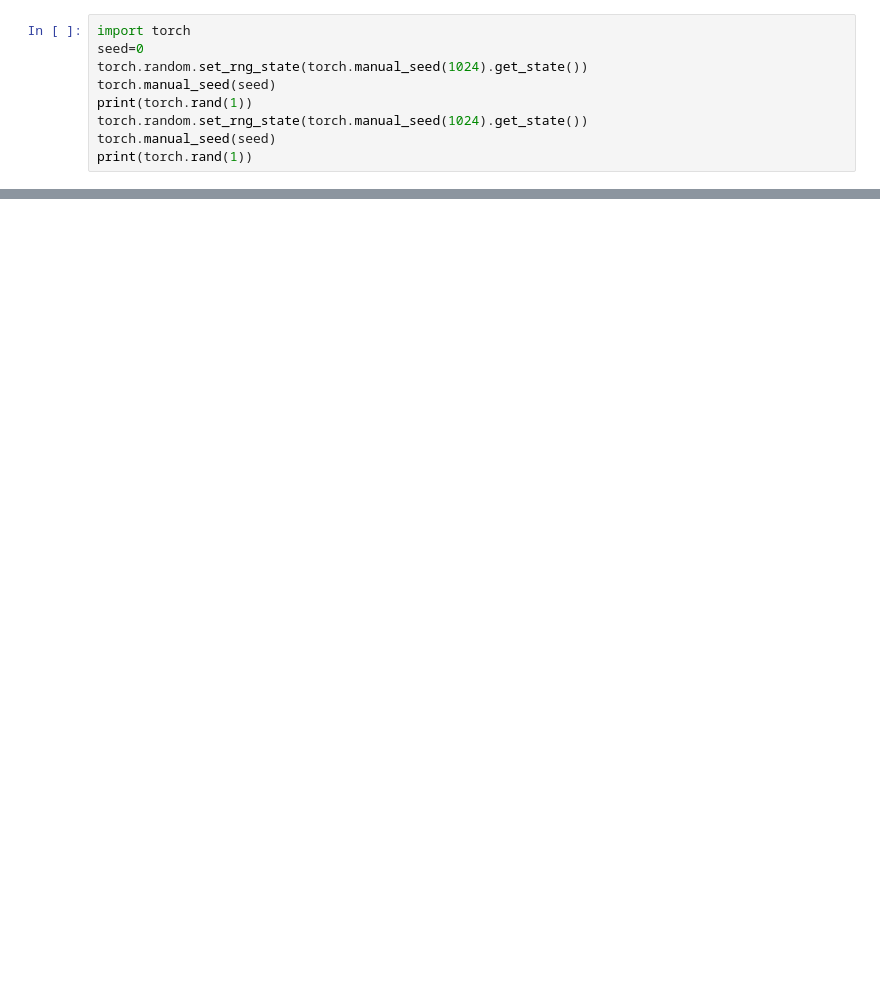
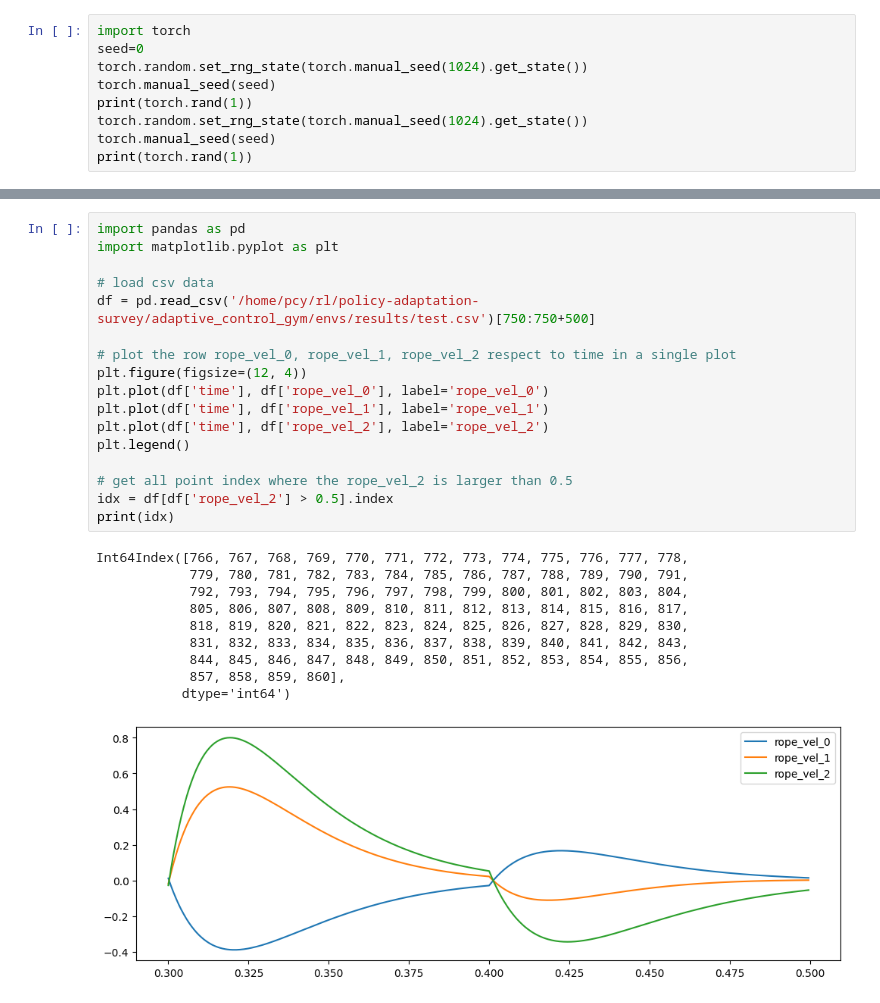
Before and after one commit to jc-bao/policy-adaptation-survey, a Jupyter notebook: adaptive_control_gym/utils/foo.ipynb, the cells around one changed output, grey strips where cells are left out. Saved outputs shown, nothing was run; the diff lists cells and outputs as text; blank space fills up the shorter version.

```diff
--- a/adaptive_control_gym/utils/foo.ipynb
+++ b/adaptive_control_gym/utils/foo.ipynb
@@ -116,0 +159,28 @@ Text(0, 0.5, 'velocity')
+# %%
+import pandas as pd
+import matplotlib.pyplot as plt
+
+# load csv data
+df = pd.read_csv('/home/pcy/rl/policy-adaptation-survey/adaptive_control_gym/envs/results/test.csv')[750:750+500]
+
+# plot the row rope_vel_0, rope_vel_1, rope_vel_2 respect to time in a single plot
+plt.figure(figsize=(12, 4))
+plt.plot(df['time'], df['rope_vel_0'], label='rope_vel_0')
+plt.plot(df['time'], df['rope_vel_1'], label='rope_vel_1')
+plt.plot(df['time'], df['rope_vel_2'], label='rope_vel_2')
+plt.legend()
+
+# get all point index where the rope_vel_2 is larger than 0.5
+idx = df[df['rope_vel_2'] > 0.5].index
+print(idx)
+# %% [output]
+Int64Index([766, 767, 768, 769, 770, 771, 772, 773, 774, 775, 776, 777, 778,
+            779, 780, 781, 782, 783, 784, 785, 786, 787, 788, 789, 790, 791,
+            792, 793, 794, 795, 796, 797, 798, 799, 800, 801, 802, 803, 804,
+            805, 806, 807, 808, 809, 810, 811, 812, 813, 814, 815, 816, 817,
+            818, 819, 820, 821, 822, 823, 824, 825, 826, 827, 828, 829, 830,
+            831, 832, 833, 834, 835, 836, 837, 838, 839, 840, 841, 842, 843,
+            844, 845, 846, 847, 848, 849, 850, 851, 852, 853, 854, 855, 856,
+            857, 858, 859, 860],
+           dtype='int64')
+[figure, added]
```
Also changed, not shown: parts of 2 cells of this notebook, 2 other files.
